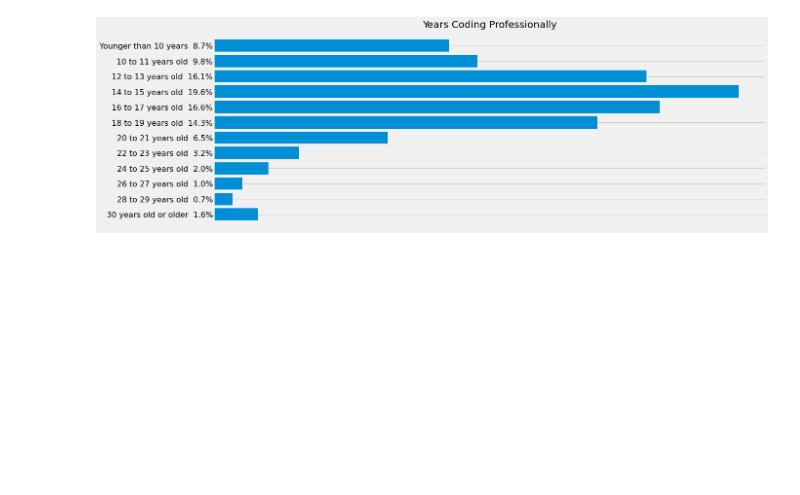
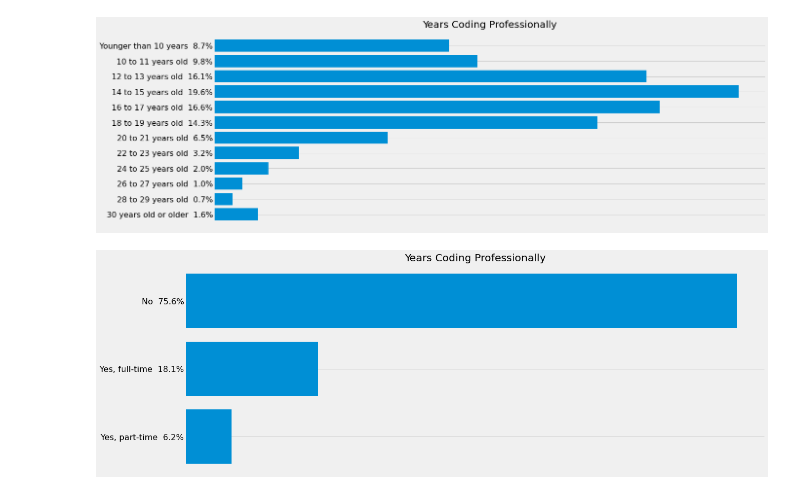
Before and after one commit to qristinius/Stackoverflow-Survey-2019, a Jupyter notebook: dev_survey_results_2019.ipynb, the cells around one changed output. Saved outputs shown, nothing was run; the diff lists cells and outputs as text; code cells hidden in the pictures; blank space fills up the shorter version.

```diff
--- a/dev_survey_results_2019.ipynb
+++ b/dev_survey_results_2019.ipynb
@@ -525,3 +525,23 @@ Quantity.reverse()
 Build_Barh_sizes(key_Phrases, Quantity, age_of_1st_code, "fivethirtyeight", False , (18,7), "Years Coding Professionally")
 # %% [output]
 [figure]
+# %%
+edu = data["Student"]
+edu.dropna(inplace = True)
+
+counted = Counter(edu)
+
+items = counted.items()
+
+key_Phrases= []
+Quantity = []
+
+for item in items:
+    key_Phrases.append(item[0])
+    Quantity.append(item[1])
+
+key_Phrases.reverse()
+Quantity.reverse()
+Build_Barh_sizes(key_Phrases, Quantity, edu, "fivethirtyeight", False , (18,7), "")
+# %% [output]
+[figure, added]
```
Also changed, not shown: parts of 1 cell of this notebook.
